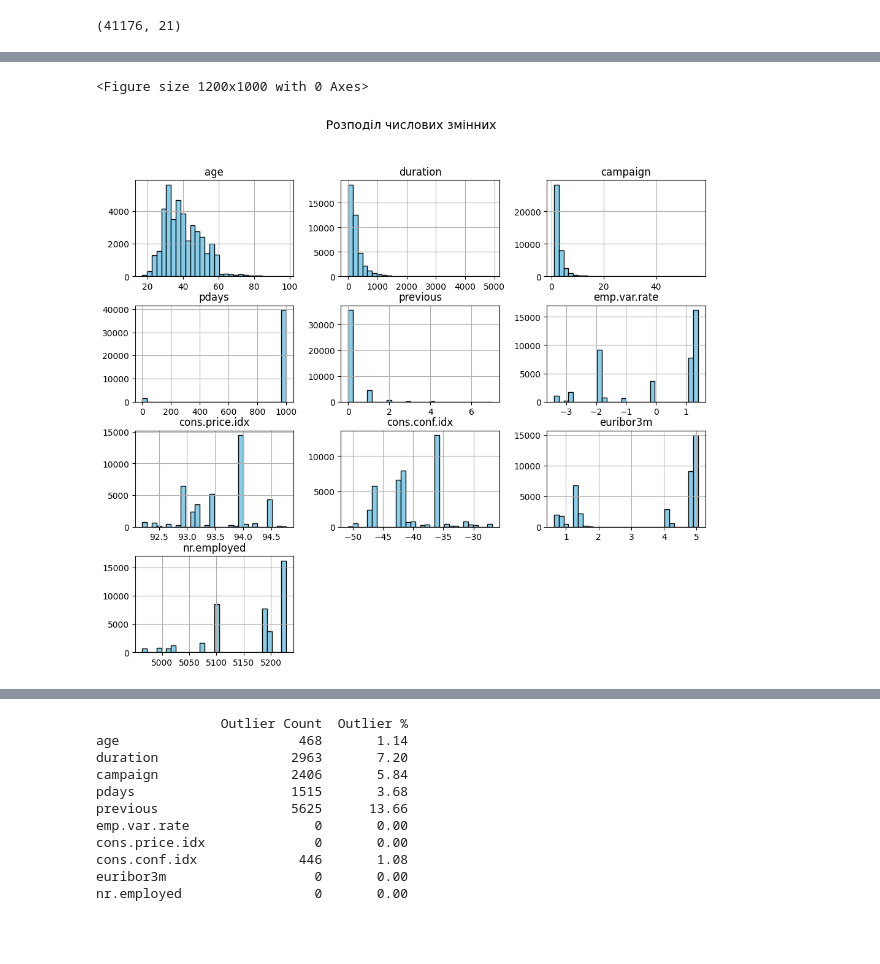
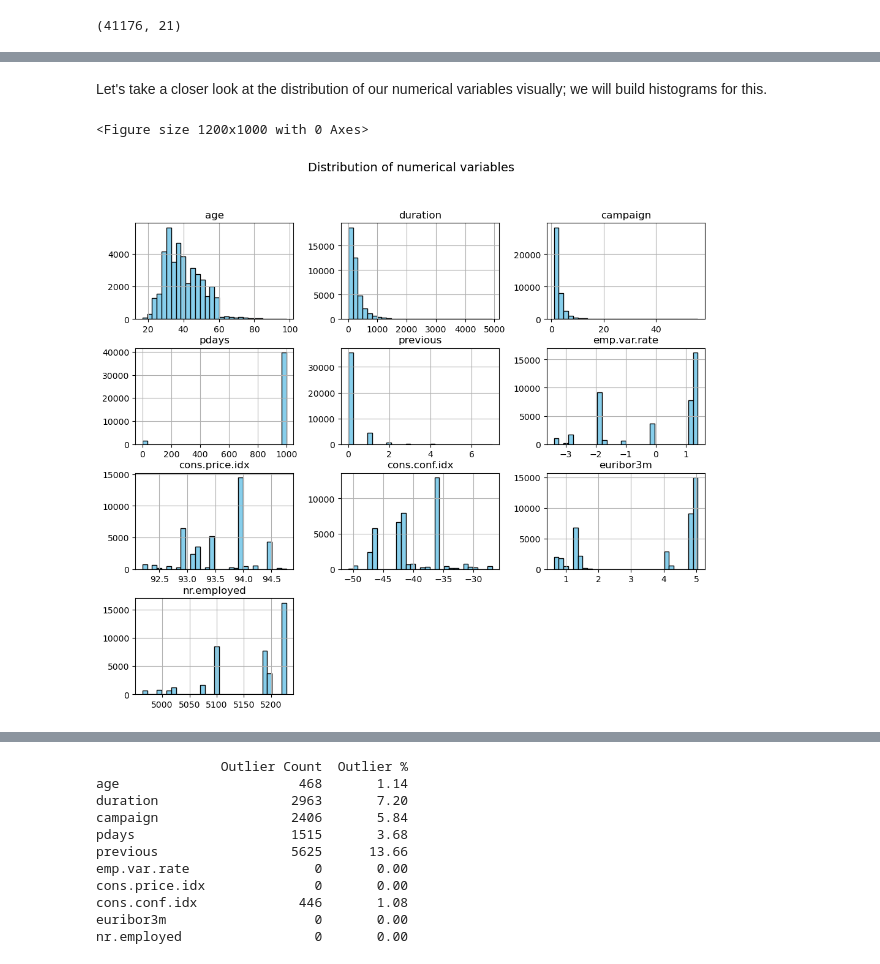
Before and after one commit to tvkravtsova/client_term_deposit_prediction, a Jupyter notebook: notebooks/bank_term_deposit_EDA.ipynb, the cells around one changed output, grey strips where cells are left out. Saved outputs shown, nothing was run; the diff lists cells and outputs as text; code cells hidden in the pictures; blank space fills up the shorter version.

```diff
--- a/notebooks/bank_term_deposit_EDA.ipynb
+++ b/notebooks/bank_term_deposit_EDA.ipynb
@@ -455,11 +446,13 @@ previous (кількість попередніх контактів): У біл
+# %% [markdown]
+Let's take a closer look at the distribution of our numerical variables visually; we will build histograms for this.
 # %%
-# Гістограми числових змінних
+# Histograms of numerical variables
 numeric_cols = df.select_dtypes(include=['int64', 'float64']).columns
 
 plt.figure(figsize=(12, 10))
 df[numeric_cols].hist(bins=30, figsize=(12, 10), color='skyblue', edgecolor='black', layout=(4, 3))
-plt.suptitle("Розподіл числових змінних", fontsize=14)
+plt.suptitle("Distribution of numerical variables", fontsize=14)
 plt.show();
 # %% [output]
 <Figure size 1200x1000 with 0 Axes>
-[figure, old version]
+[figure, new version]
```
Also changed, not shown: parts of 94 cells of this notebook.
